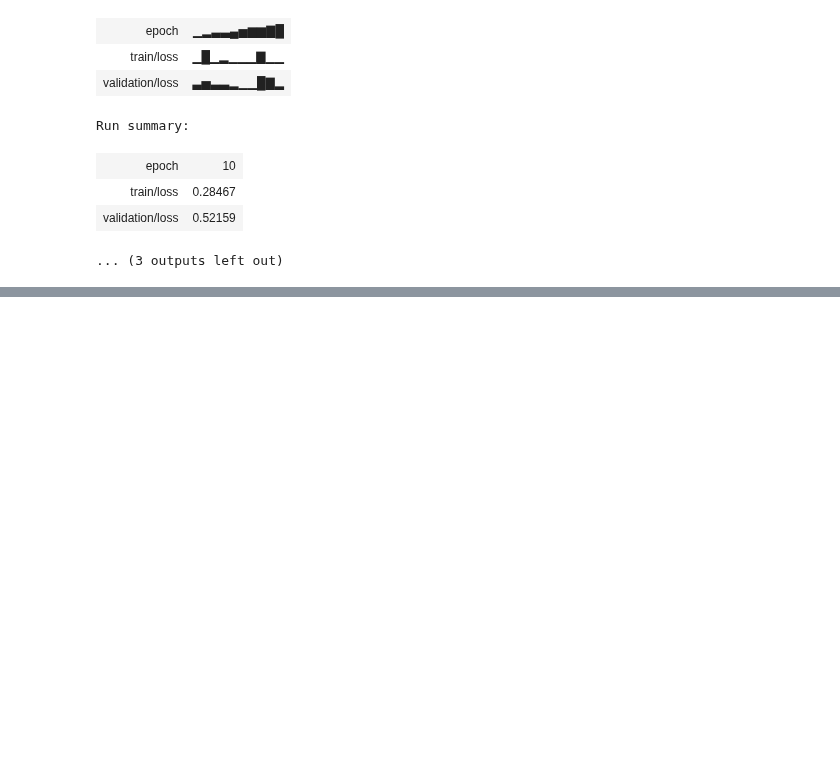
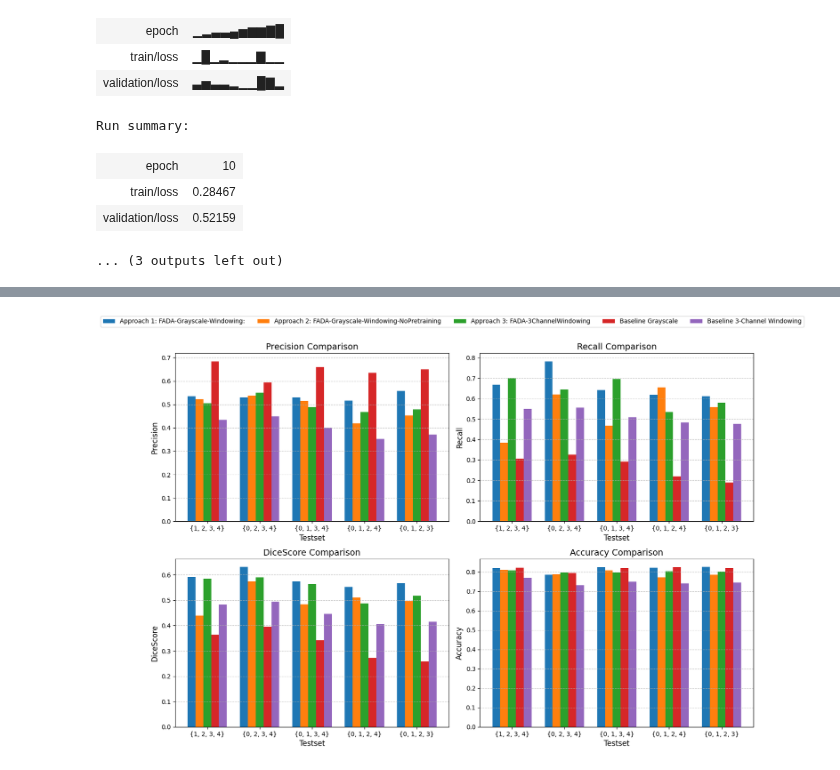
Before and after one commit to TimMachTUM/hsi-brain-segmentation, a Jupyter notebook: domain-adaptation.ipynb, the cells around one changed output, grey strips where cells are left out. Cells and saved outputs as stored; diff of their text form; code cells hidden in the pictures; blank space fills up the shorter version.

```diff
--- a/domain-adaptation.ipynb
+++ b/domain-adaptation.ipynb
@@ -800,0 +1035,86 @@ Run summary:
+# %%
+import matplotlib.pyplot as plt
+import numpy as np
+
+approach1 = {
+    0: {"Precision": 0.5352, "Recall": 0.6670, "DiceScore": 0.5910, "Accuracy": 0.8196},
+    1: {"Precision": 0.5303, "Recall": 0.7830, "DiceScore": 0.6316, "Accuracy": 0.7854},
+    2: {"Precision": 0.5292, "Recall": 0.6412, "DiceScore": 0.5739, "Accuracy": 0.8251},
+    3: {"Precision": 0.5170, "Recall": 0.6194, "DiceScore": 0.5522, "Accuracy": 0.8223},
+    4: {"Precision": 0.5572, "Recall": 0.6122, "DiceScore": 0.5679, "Accuracy": 0.8267},
+}
+
+approach2 = {
+    0: {"Precision": 0.5215, "Recall": 0.3836, "DiceScore": 0.4391, "Accuracy": 0.8105},
+    1: {"Precision": 0.5370, "Recall": 0.6201, "DiceScore": 0.5739, "Accuracy": 0.7871},
+    2: {"Precision": 0.5145, "Recall": 0.4671, "DiceScore": 0.4838, "Accuracy": 0.8076},
+    3: {"Precision": 0.4186, "Recall": 0.6554, "DiceScore": 0.5100, "Accuracy": 0.7725},
+    4: {"Precision": 0.4513, "Recall": 0.5585, "DiceScore": 0.4962, "Accuracy": 0.7865},
+}
+
+approach3 = {
+    0: {"Precision": 0.5057, "Recall": 0.7008, "DiceScore": 0.5851, "Accuracy": 0.8076},
+    1: {"Precision": 0.5496, "Recall": 0.6445, "DiceScore": 0.5901, "Accuracy": 0.7969},
+    2: {"Precision": 0.4882, "Recall": 0.6959, "DiceScore": 0.5640, "Accuracy": 0.7975},
+    3: {"Precision": 0.4675, "Recall": 0.5350, "DiceScore": 0.4882, "Accuracy": 0.8040},
+    4: {"Precision": 0.4793, "Recall": 0.5797, "DiceScore": 0.5174, "Accuracy": 0.8007},
+}
+
+baseline_grayscale = {
+    0: {"Precision": 0.6847, "Recall": 0.3061, "DiceScore": 0.3642, "Accuracy": 0.8222},
+    1: {"Precision": 0.5940, "Recall": 0.3265, "DiceScore": 0.3955, "Accuracy": 0.7941},
+    2: {"Precision": 0.6585, "Recall": 0.2905, "DiceScore": 0.3422, "Accuracy": 0.8192},
+    3: {"Precision": 0.6354, "Recall": 0.2208, "DiceScore": 0.2730, "Accuracy": 0.8240},
+    4: {"Precision": 0.6506, "Recall": 0.1889, "DiceScore": 0.2589, "Accuracy": 0.8196},
+}
+
+baseline_3ChannelWindowing = {
+    0: {"Precision": 0.4339, "Recall": 0.5488, "DiceScore": 0.4825, "Accuracy": 0.7693},
+    1: {"Precision": 0.4479, "Recall": 0.5558, "DiceScore": 0.4948, "Accuracy": 0.7320},
+    2: {"Precision": 0.3999, "Recall": 0.5096, "DiceScore": 0.4459, "Accuracy": 0.7490},
+    3: {"Precision": 0.3523, "Recall": 0.4823, "DiceScore": 0.4065, "Accuracy": 0.7404},
+    4: {"Precision": 0.3720, "Recall": 0.4754, "DiceScore": 0.4152, "Accuracy": 0.7452},
+}
+
+approaches = {
+    "Approach 1: FADA-Grayscale-Windowing:": approach1,
+    "Approach 2: FADA-Grayscale-Windowing-NoPretraining": approach2,
+    "Approach 3: FADA-3ChannelWindowing": approach3,
+    "Baseline Grayscale": baseline_grayscale,
+    "Baseline 3-Channel Windowing": baseline_3ChannelWindowing,
+}
+
+metrics = ["Precision", "Recall", "DiceScore", "Accuracy"]
+images = range(5)
+
+# Plot settings
+fig, axes = plt.subplots(2, 2, figsize=(14, 10))
+axes = axes.flatten()
+handles, labels = [], []
+
+for i, metric in enumerate(metrics):
+    ax = axes[i]
+    x = np.arange(len(images))  # Image indices
+    width = 0.15  # Bar width
+
+    for j, (approach_name, approach_data) in enumerate(approaches.items()):
+        values = [approach_data[img][metric] for img in images]
+        bars = ax.bar(x + j * width, values, width, label=approach_name)
+
+        if i == 0:  # Only add labels once
+            handles.append(bars[0])
+            labels.append(approach_name)
+
+    ax.set_title(f"{metric} Comparison", fontsize=14)
+    ax.set_xticks(x + width * (len(approaches) - 1) / 2)
+    ax.set_xticklabels([f"{set(images) - {img}}" for img in images], fontsize=10)
+    ax.set_xlabel("Testset", fontsize=12)
+    ax.set_ylabel(metric, fontsize=12)
+    # ax.legend(fontsize=10)
+    ax.grid(axis="y", linestyle="--", alpha=0.7)
+
+fig.legend(handles[:len(approaches)], labels[:len(approaches)], loc='upper center', ncol=len(approaches), fontsize=10)
+plt.tight_layout(rect=[0, 0, 1, 0.95])  # Adjust layout to accommodate the legend
+plt.show()
+# %% [output]
+[figure, added]
```
Also changed, not shown: parts of 19 cells of this notebook, 2 other files.
